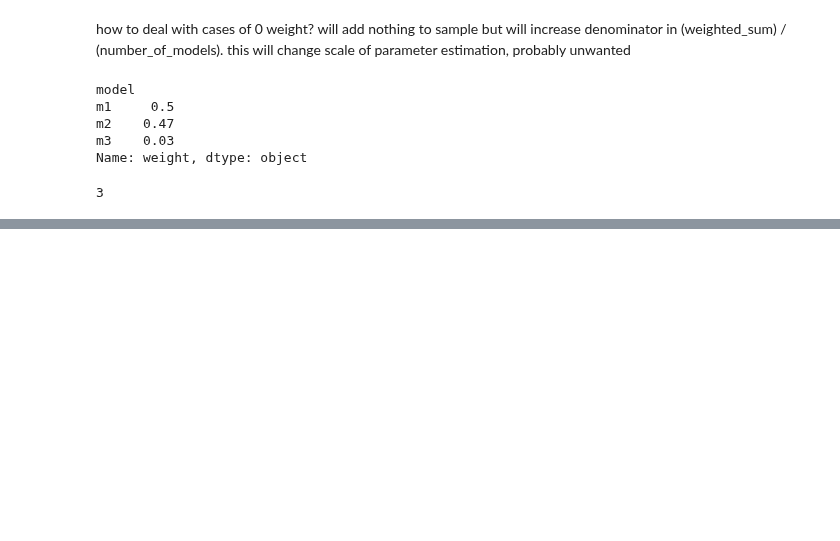
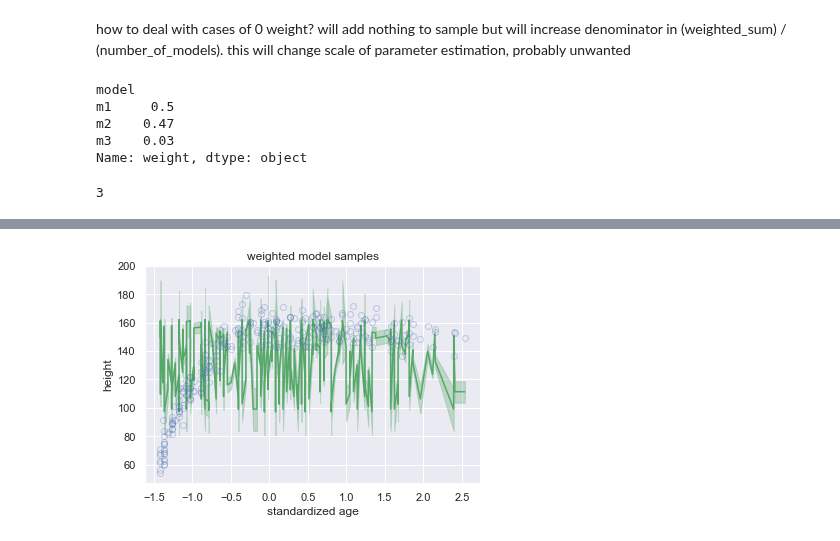
Before and after one commit to nwweber/statistical_rethinking, a Jupyter notebook: chapter_06_overfitting_regularization_and_information_criteria.ipynb, the cells around one changed output, grey strips where cells are left out. Cells and saved outputs as stored; diff of their text form; code cells hidden in the pictures; blank space fills up the shorter version.

```diff
--- a/chapter_06_overfitting_regularization_and_information_criteria.ipynb
+++ b/chapter_06_overfitting_regularization_and_information_criteria.ipynb
@@ -1142,0 +1150,8 @@ plot_trace_dataframe(weighted_average_df, plt.axes(), 'weighted model averages')
+# %%
+# 4k samples = same amount as single model samples
+n_ensemble_samples = 10000
+# %%
+trace_dfs_with_weights = [
+    pm.trace_to_dataframe(trace).assign(ensemble_weight=weight, model='m{}'.format(i))
+    for (weight, (_, trace), i) in zip(weights, models_and_traces, range(1, len(models_and_traces)+1))
+]
@@ -1142,0 +1162,2 @@ plot_trace_dataframe(weighted_average_df, plt.axes(), 'weighted model averages')
+# %%
+weighted_samples = pd.concat(trace_dfs_with_weights, ignore_index=True)
@@ -1159,0 +1178,7 @@ mu_hpd = pm.hpd(t_df.filter(like='mu__').values, alpha=0.03)
+# %%
+weighted_ensemble_samples = weighted_samples.sample(
+    n=n_ensemble_samples,
+    replace=True,
+    weights=weighted_samples.ensemble_weight,
+    random_state=np.random.RandomState(42)
+)
@@ -1159,0 +1222,4 @@ mu_hpd = pm.hpd(t_df.filter(like='mu__').values, alpha=0.03)
+# %%
+plot_trace_dataframe(weighted_ensemble_samples, plt.axes(), 'weighted model samples')
+# %% [output]
+[figure, added]
```
Also changed, not shown: parts of 20 cells of this notebook.
